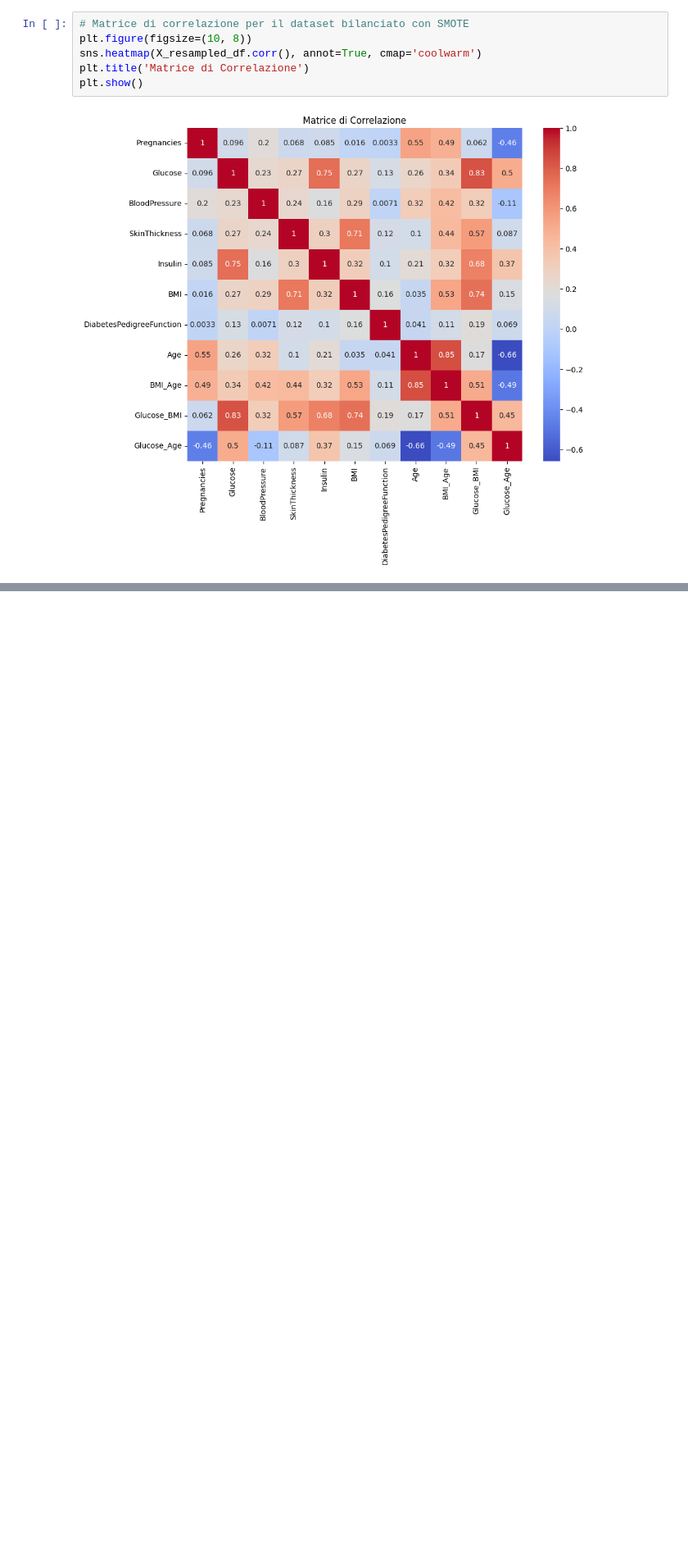
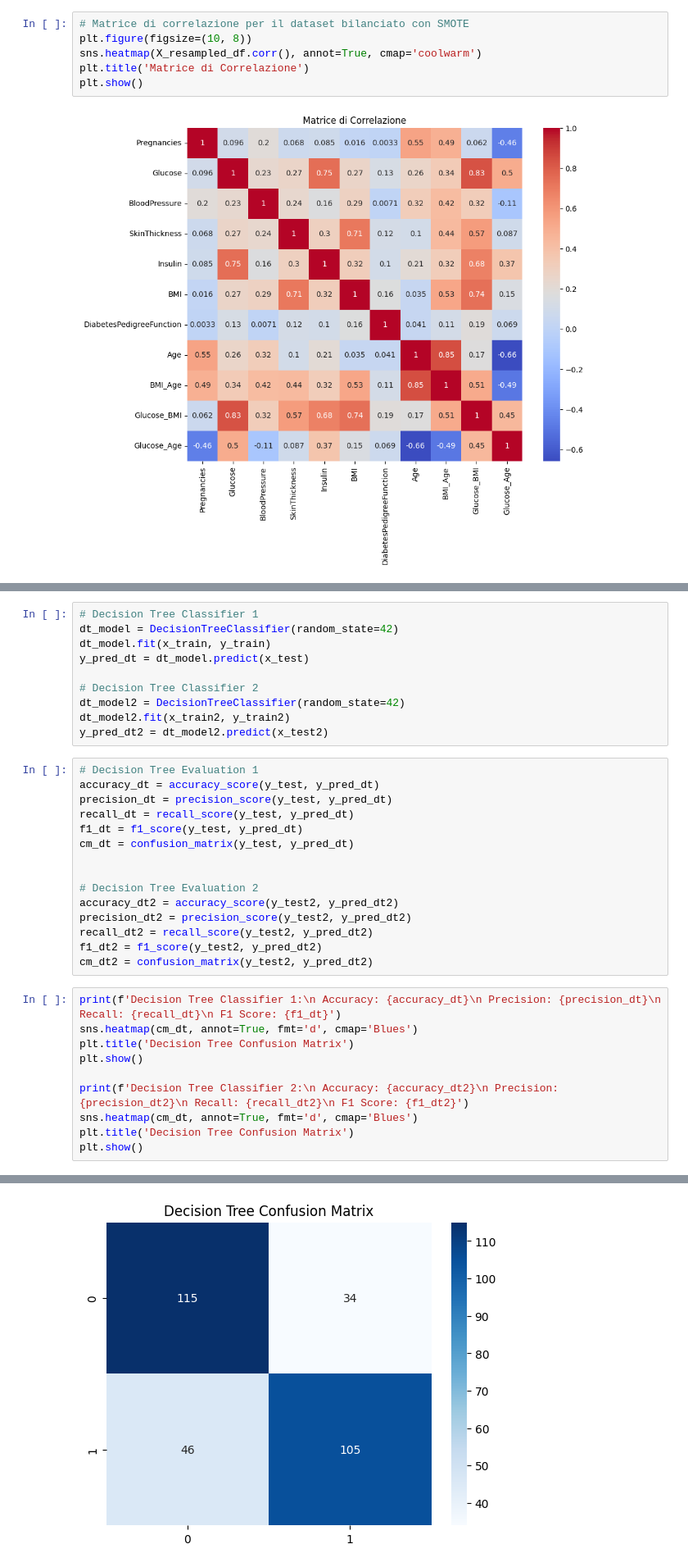
Before and after one commit to oleksandragolub/Progetto-Machine-Learning, a Jupyter notebook: progetto_machine_learning.ipynb, the cells around one changed output, grey strips where cells are left out. Shown at 82% size. Cells and saved outputs as stored; diff of their text form; blank space fills up the shorter version.

Commit message:
prova di utilizzo di diversi modelli

```diff
--- a/progetto_machine_learning.ipynb
+++ b/progetto_machine_learning.ipynb
@@ -627,0 +660,36 @@ plt.show()
+# %%
+# Decision Tree Classifier 1
+dt_model = DecisionTreeClassifier(random_state=42)
+dt_model.fit(x_train, y_train)
+y_pred_dt = dt_model.predict(x_test)
+
+# Decision Tree Classifier 2
+dt_model2 = DecisionTreeClassifier(random_state=42)
+dt_model2.fit(x_train2, y_train2)
+y_pred_dt2 = dt_model2.predict(x_test2)
+# %%
+# Decision Tree Evaluation 1
+accuracy_dt = accuracy_score(y_test, y_pred_dt)
+precision_dt = precision_score(y_test, y_pred_dt)
+recall_dt = recall_score(y_test, y_pred_dt)
+f1_dt = f1_score(y_test, y_pred_dt)
+cm_dt = confusion_matrix(y_test, y_pred_dt)
+
+
+# Decision Tree Evaluation 2
+accuracy_dt2 = accuracy_score(y_test2, y_pred_dt2)
+precision_dt2 = precision_score(y_test2, y_pred_dt2)
+recall_dt2 = recall_score(y_test2, y_pred_dt2)
+f1_dt2 = f1_score(y_test2, y_pred_dt2)
+cm_dt2 = confusion_matrix(y_test2, y_pred_dt2)
+# %%
+print(f'Decision Tree Classifier 1:\n Accuracy: {accuracy_dt}\n Precision: {precision_dt}\n Recall: {recall_dt}\n F1 Score: {f1_dt}')
+sns.heatmap(cm_dt, annot=True, fmt='d', cmap='Blues')
+plt.title('Decision Tree Confusion Matrix')
+plt.show()
+
+print(f'Decision Tree Classifier 2:\n Accuracy: {accuracy_dt2}\n Precision: {precision_dt2}\n Recall: {recall_dt2}\n F1 Score: {f1_dt2}')
+sns.heatmap(cm_dt, annot=True, fmt='d', cmap='Blues')
+plt.title('Decision Tree Confusion Matrix')
+plt.show()
+# %% [output]
@@ -627,0 +701 @@ plt.show()
+[figure, added]
```
Also changed, not shown: parts of 22 cells of this notebook.
